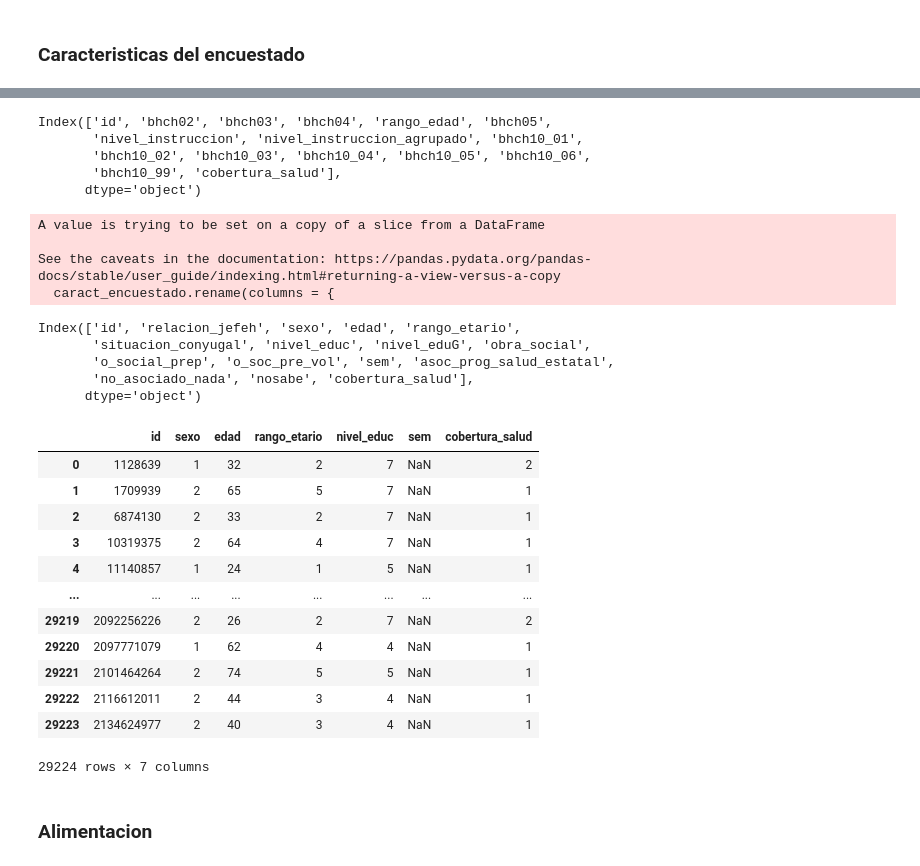
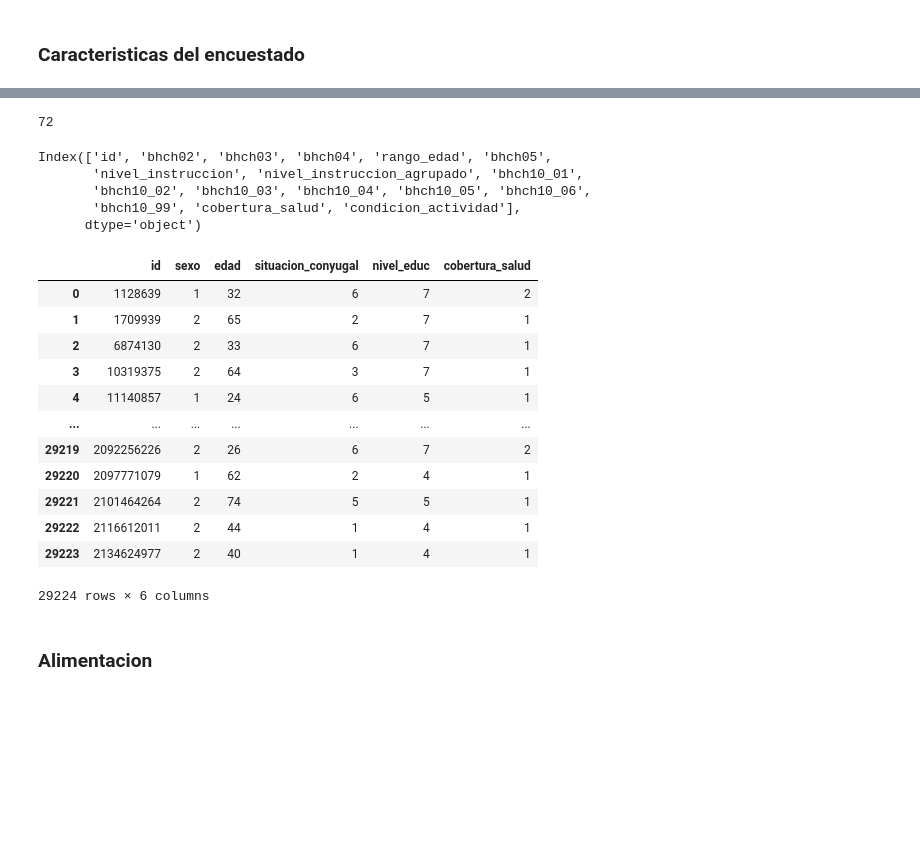
Before and after one commit to Data-Science-YPF/factores_riesgo, a Jupyter notebook: analisisBD.ipynb, the cells around one changed output, grey strips where cells are left out. Drawn from its saved outputs; the diff is of its cells as text; code cells hidden in the pictures; blank space fills up the shorter version.

```diff
--- a/analisisBD.ipynb
+++ b/analisisBD.ipynb
@@ -904,12 +886,17 @@ Esta tabla esta compuesta por las siguientes columnas:
+# %%
+# tengo que agregarle una columna que detalle situacion laboral, que no cabe dentro del rango anterior
+friesgo_2018.columns.get_loc('condicion_actividad')
+# %% [output]
+72
 # %%
 # tabla aparte
-caract_encuestado = friesgo_2018.iloc[:, [0] + list(range(51,66))]
+caract_encuestado = friesgo_2018.iloc[:, [0] + list(range(51,66))+ [72]].copy()
 caract_encuestado.columns
 # %% [output]
 Index(['id', 'bhch02', 'bhch03', 'bhch04', 'rango_edad', 'bhch05',
        'nivel_instruccion', 'nivel_instruccion_agrupado', 'bhch10_01',
        'bhch10_02', 'bhch10_03', 'bhch10_04', 'bhch10_05', 'bhch10_06',
-       'bhch10_99', 'cobertura_salud'],
+       'bhch10_99', 'cobertura_salud', 'condicion_actividad'],
       dtype='object')
 # %%
 # Renombro
@@ -929,37 +916,24 @@ caract_encuestado.rename(columns = {
     'bhch10_06': 'no_asociado_nada',
     'bhch10_99': 'nosabe'
 }, inplace= True)
-# %% [output]
-A value is trying to be set on a copy of a slice from a DataFrame
-
-See the caveats in the documentation: https://pandas.pydata.org/pandas-docs/stable/user_guide/indexing.html#returning-a-view-versus-a-copy
-  caract_encuestado.rename(columns = {
-# %%
-caract_encuestado.columns
-# %% [output]
-Index(['id', 'relacion_jefeh', 'sexo', 'edad', 'rango_etario',
-       'situacion_conyugal', 'nivel_educ', 'nivel_eduG', 'obra_social',
-       'o_social_prep', 'o_soc_pre_vol', 'sem', 'asoc_prog_salud_estatal',
-       'no_asociado_nada', 'nosabe', 'cobertura_salud'],
-      dtype='object')
 # %%
 #Filtro solo las columnas necesarias
-caract_encuest = caract_encuestado[['id', 'sexo', 'edad', 'rango_etario', 'nivel_educ', 'sem', 'cobertura_salud']]
-caract_encuest
+caract_encuestado_final = caract_encuestado.filter(items=['id', 'sexo', 'edad','situacion_conyugal', 'nivel_educ', 'cobertura_salud'])
+caract_encuestado_final
 # %% [output]
-|  | id | sexo | edad | rango_etario | nivel_educ | sem | cobertura_salud |
-| 0 | 1128639 | 1 | 32 | 2 | 7 | NaN | 2 |
-| 1 | 1709939 | 2 | 65 | 5 | 7 | NaN | 1 |
-| 2 | 6874130 | 2 | 33 | 2 | 7 | NaN | 1 |
-| 3 | 10319375 | 2 | 64 | 4 | 7 | NaN | 1 |
-| 4 | 11140857 | 1 | 24 | 1 | 5 | NaN | 1 |
-| ... | ... | ... | ... | ... | ... | ... | ... |
-| 29219 | 2092256226 | 2 | 26 | 2 | 7 | NaN | 2 |
-| 29220 | 2097771079 | 1 | 62 | 4 | 4 | NaN | 1 |
-| 29221 | 2101464264 | 2 | 74 | 5 | 5 | NaN | 1 |
-| 29222 | 2116612011 | 2 | 44 | 3 | 4 | NaN | 1 |
-| 29223 | 2134624977 | 2 | 40 | 3 | 4 | NaN | 1 |
+|  | id | sexo | edad | situacion_conyugal | nivel_educ | cobertura_salud |
+| 0 | 1128639 | 1 | 32 | 6 | 7 | 2 |
+| 1 | 1709939 | 2 | 65 | 2 | 7 | 1 |
+| 2 | 6874130 | 2 | 33 | 6 | 7 | 1 |
+| 3 | 10319375 | 2 | 64 | 3 | 7 | 1 |
+| 4 | 11140857 | 1 | 24 | 6 | 5 | 1 |
+| ... | ... | ... | ... | ... | ... | ... |
+| 29219 | 2092256226 | 2 | 26 | 6 | 7 | 2 |
+| 29220 | 2097771079 | 1 | 62 | 2 | 4 | 1 |
+| 29221 | 2101464264 | 2 | 74 | 5 | 5 | 1 |
+| 29222 | 2116612011 | 2 | 44 | 1 | 4 | 1 |
+| 29223 | 2134624977 | 2 | 40 | 1 | 4 | 1 |
-29224 rows × 7 columns
+29224 rows × 6 columns
 # %% [markdown]
 ### Alimentacion
 # %% [markdown]
```
Also changed, not shown: parts of 22 cells of this notebook, 1 other file.
